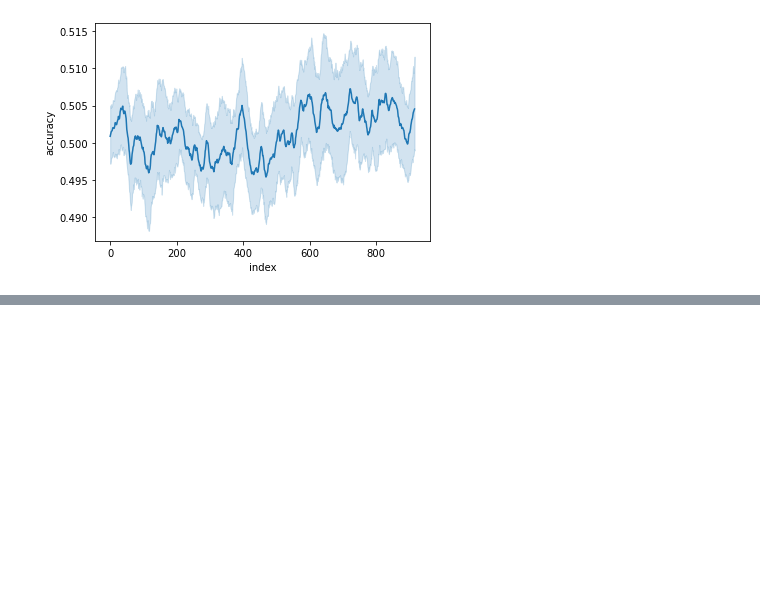
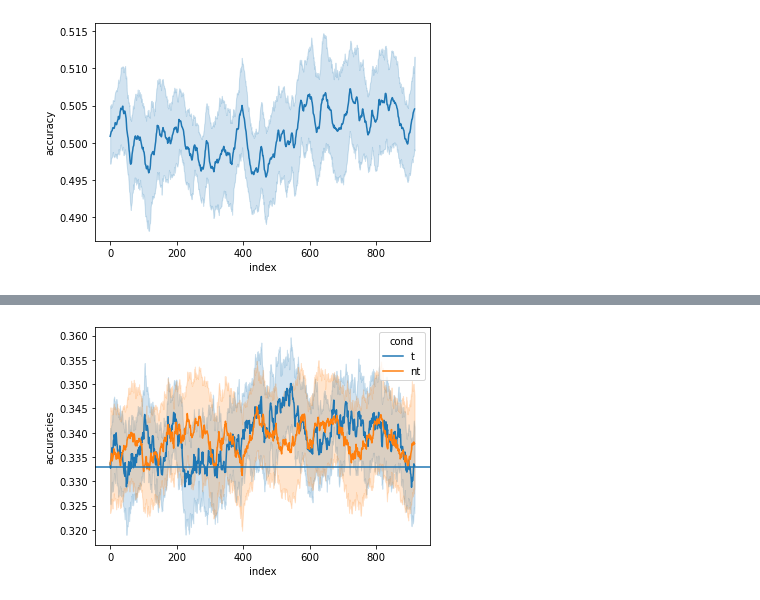
Before and after one commit to letitiayhho/tone-target-monitoring-2, a Jupyter notebook: analysis/decoder_results.ipynb, the cells around one changed output, grey strips where cells are left out. Cells and saved outputs as stored; diff of their text form; code cells hidden in the pictures; blank space fills up the shorter version.

Commit message:
Decode tone identity for targets and non-targets separately (didn't work too well)

```diff
--- a/analysis/decoder_results.ipynb
+++ b/analysis/decoder_results.ipynb
@@ -16,9 +16,7 @@ from scipy.stats import ttest_1samp
 # %%
 root = Path('../data/bids/derivatives/decoding/')
 df = pd.DataFrame()
-for file in root.rglob("*/*"):
-    if 'target' in str(file):
-        continue
+for file in root.rglob("*/*wavelet_??_*"):
     cond = re.findall('wavelet_(\d{1,2})', file.name)[0]
     sub = re.findall('sub-(\d{1,2})', file.name)[0]
     d = np.load(file)
@@ -70,9 +70,7 @@ Clearly not the direction to go in
 # %%
 root = Path('../data/bids/derivatives/decoding/')
 df = {}
-for file in root.rglob("*/*"):
-    if 'target' not in str(file):
-        continue
+for file in root.rglob("*/*wavelet_target*"):
     sub = re.findall('sub-(\d{1,2})', file.name)[0]
     d = np.load(file)
     df[sub] = d
@@ -108,0 +111,18 @@ sns.lineplot(data = df_sns, x = "index", y = "accuracy")
+# %%
+root = Path('../data/bids/derivatives/decoding/')
+df = pd.DataFrame()
+for file in root.rglob("*/*tone*"):
+    if 'nontarget' in file.name:
+        cond = 'nt'
+    elif 'target' in file.name:
+        cond = 't'
+    sub = re.findall('sub-(\d{1,2})', file.name)[0]
+    d = np.load(file)
+    data_dict = {
+                 'cond': [cond]*917,
+                 'sub': [sub]*917,
+                 'accuracies': d,
+                }
+    sub_df = pd.DataFrame.from_dict(data_dict)
+    df = pd.concat([df, sub_df], ignore_index = False)
+df
@@ -108,0 +143,7 @@ sns.lineplot(data = df_sns, x = "index", y = "accuracy")
+# %%
+df_sns = df.reset_index()
+graph = sns.lineplot(data = df_sns, x = "index", y = "accuracies", hue = "cond")
+graph.axhline(0.333)
+plt.show()
+# %% [output]
+[figure, added]
```
Also changed, not shown: parts of 4 cells of this notebook, 2 other files.
